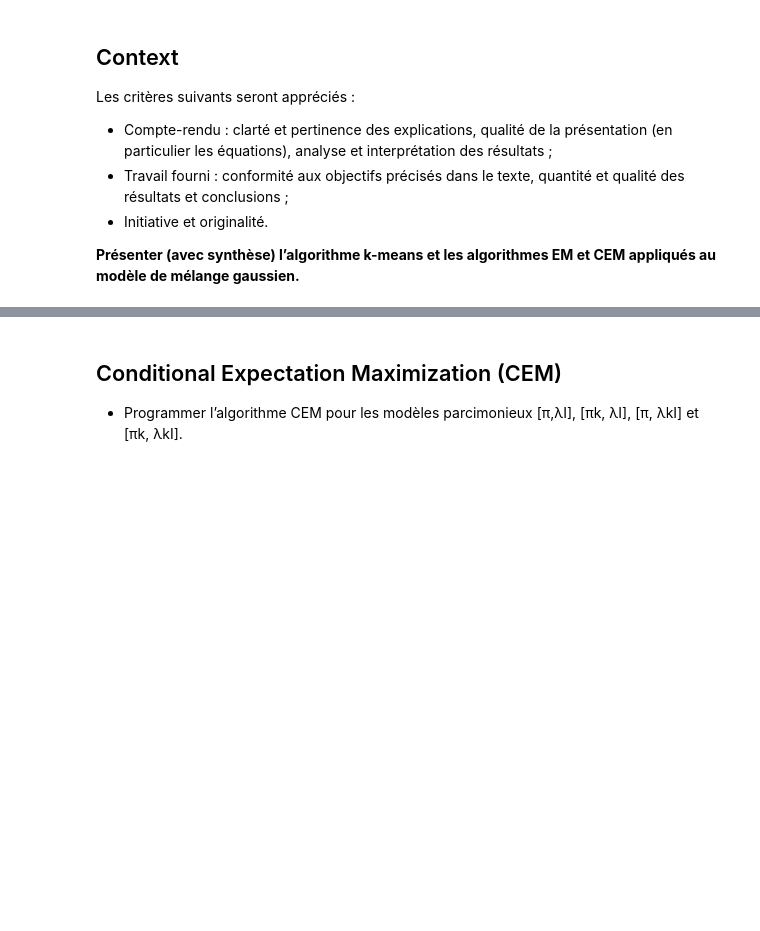
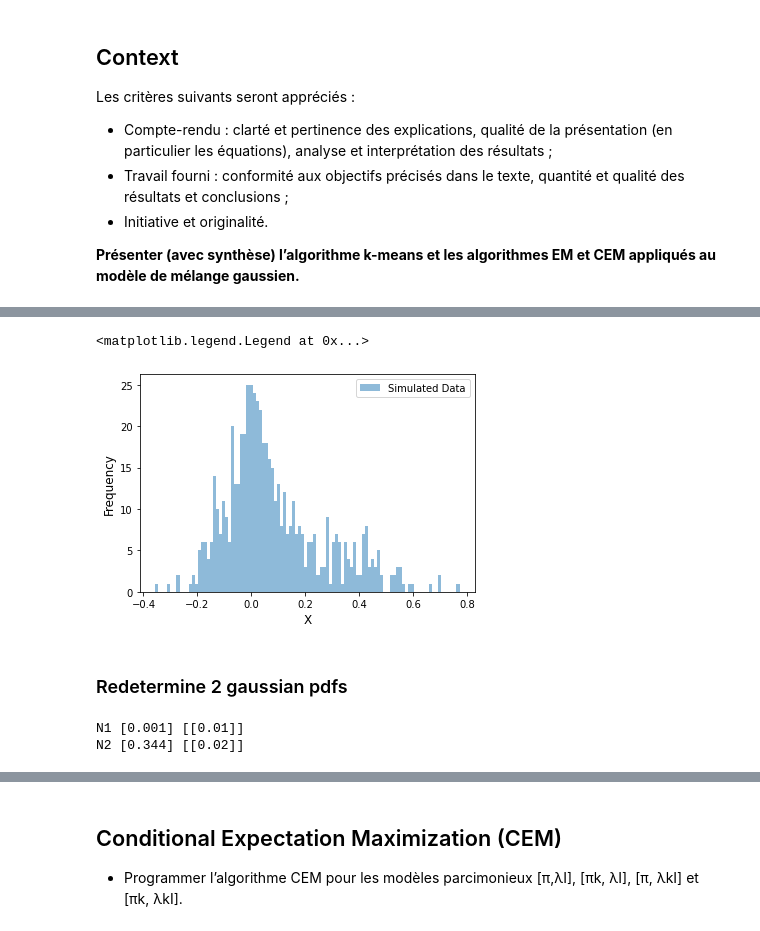
Before and after one commit to mohcineelharras/daml_project, a Jupyter notebook: project/daml_project.ipynb, the cells around one changed output, grey strips where cells are left out. Saved outputs shown, nothing was run; the diff lists cells and outputs as text; code cells hidden in the pictures; blank space fills up the shorter version.

```diff
--- a/project/daml_project.ipynb
+++ b/project/daml_project.ipynb
@@ -92,0 +136,34 @@ array([1, 0])
+# %%
+df = pd.DataFrame({'xs':xs,'ys':ys},index=None)
+
+#using a list
+l = []
+for i in range(len(df)):
+  if df.loc[i,'ys']<gmm2(df.loc[i,'xs'],n=n,mu1=0,sigma1=0.1,pi1=0.4,mu2=0.2,sigma2=0.2,pi2=0.6)[2]:
+    l.append([df.loc[i,'xs']])
+under_curve = np.asarray(l)
+
+#plotting the results
+plt.hist(under_curve,bins=100,alpha=0.5, label='Simulated Data')
+plt.xlabel('X', fontsize=12)
+plt.ylabel('Frequency',fontsize=12)
+plt.legend()
+# %% [output]
+<matplotlib.legend.Legend at 0x...>
+[figure, added]
+# %% [markdown]
+### Redetermine 2 gaussian pdfs
+# %%
+import numpy as np
+from sklearn import mixture
+np.random.seed(1)
+g = mixture.GaussianMixture(n_components=2)
+# Generate random observations with two modes centered on 0
+# and 10 to use for training.
+g.fit(under_curve)
+
+print("N1",np.round(g.means_, 3)[0],np.round(g.covariances_, 3)[0])
+print("N2",np.round(g.means_, 3)[1],np.round(g.covariances_, 3)[1])
+# %% [output]
+N1 [0.001] [[0.01]]
+N2 [0.344] [[0.02]]
```
Also changed, not shown: parts of 41 cells of this notebook.
